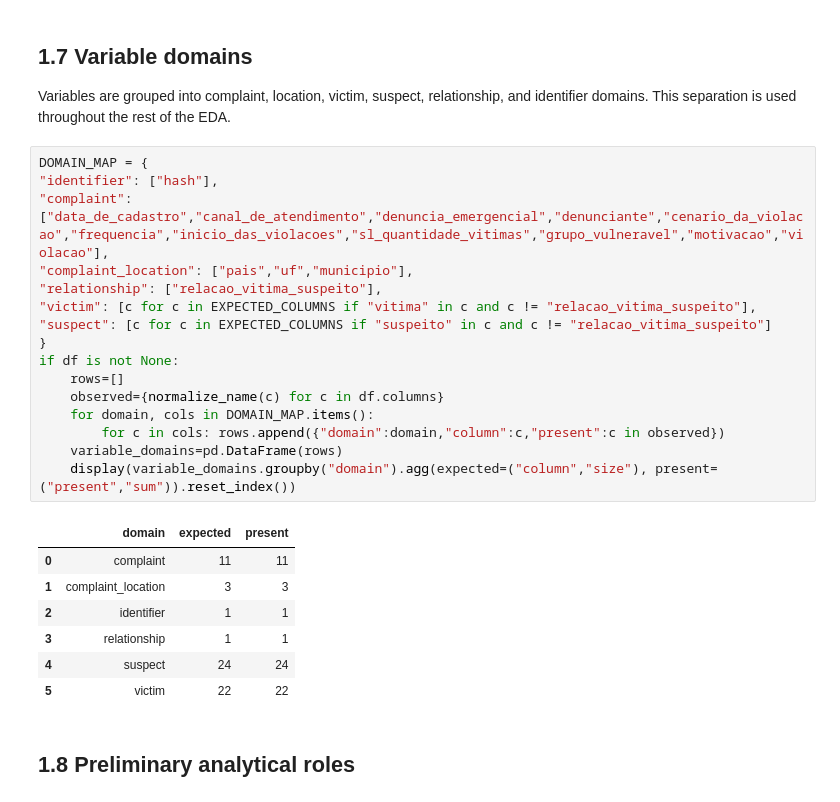
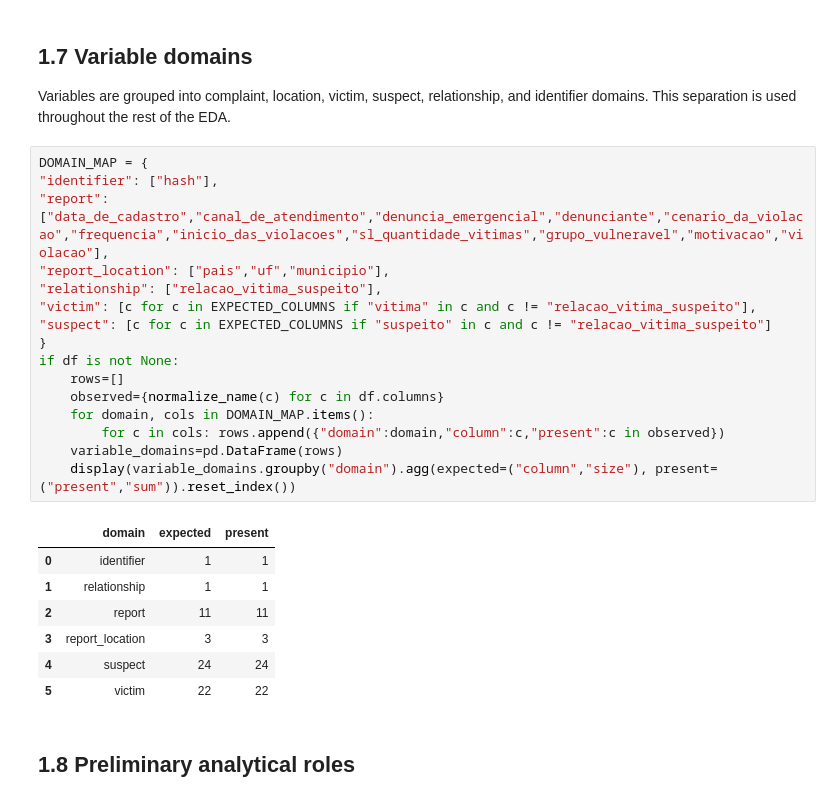
Before and after one commit to janaelsondias/eda-disque100, a Jupyter notebook: eda/remove_analysis_violacao_01_understand_dataset_disque100.ipynb, the cells around one changed output. Saved outputs shown, nothing was run; the diff lists cells and outputs as text.

```diff
--- a/eda/remove_analysis_violacao_01_understand_dataset_disque100.ipynb
+++ b/eda/remove_analysis_violacao_01_understand_dataset_disque100.ipynb
@@ -188,25 +188,25 @@ Variables are grouped into complaint, location, victim, suspect, relationship, a
 # %%
 DOMAIN_MAP = {
 "identifier": ["hash"],
-"complaint": ["data_de_cadastro","canal_de_atendimento","denuncia_emergencial","denunciante","cenario_da_violacao","frequencia","inicio_das_violacoes","sl_quantidade_vitimas","grupo_vulneravel","motivacao","violacao"],
-"complaint_location": ["pais","uf","municipio"],
+"report": ["data_de_cadastro","canal_de_atendimento","denuncia_emergencial","denunciante","cenario_da_violacao","frequencia","inicio_das_violacoes","sl_quantidade_vitimas","grupo_vulneravel","motivacao","violacao"],
+"report_location": ["pais","uf","municipio"],
 "relationship": ["relacao_vitima_suspeito"],
 "victim": [c for c in EXPECTED_COLUMNS if "vitima" in c and c != "relacao_vitima_suspeito"],
 "suspect": [c for c in EXPECTED_COLUMNS if "suspeito" in c and c != "relacao_vitima_suspeito"]
 }
 if df is not None:
     rows=[]
     observed={normalize_name(c) for c in df.columns}
     for domain, cols in DOMAIN_MAP.items():
         for c in cols: rows.append({"domain":domain,"column":c,"present":c in observed})
     variable_domains=pd.DataFrame(rows)
     display(variable_domains.groupby("domain").agg(expected=("column","size"), present=("present","sum")).reset_index())
 # %% [output]
 |  | domain | expected | present |
-| 0 | complaint | 11 | 11 |
-| 1 | complaint_location | 3 | 3 |
-| 2 | identifier | 1 | 1 |
-| 3 | relationship | 1 | 1 |
+| 0 | identifier | 1 | 1 |
+| 1 | relationship | 1 | 1 |
+| 2 | report | 11 | 11 |
+| 3 | report_location | 3 | 3 |
 | 4 | suspect | 24 | 24 |
 | 5 | victim | 22 | 22 |
 # %% [markdown]
```
Also changed, not shown: parts of 26 cells of this notebook, 23 other files.
